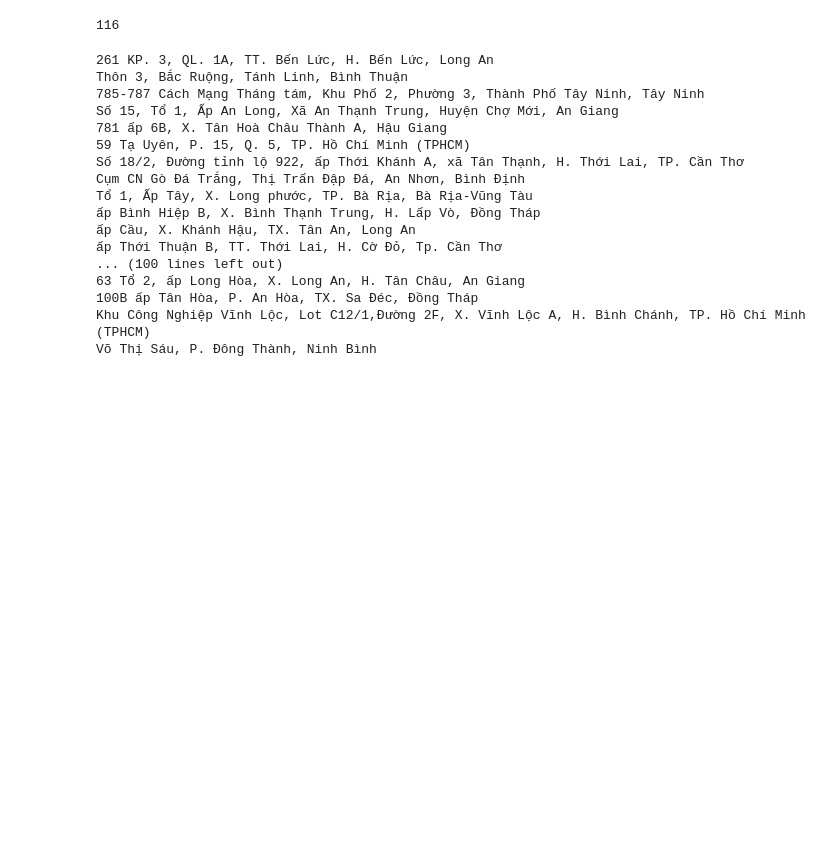
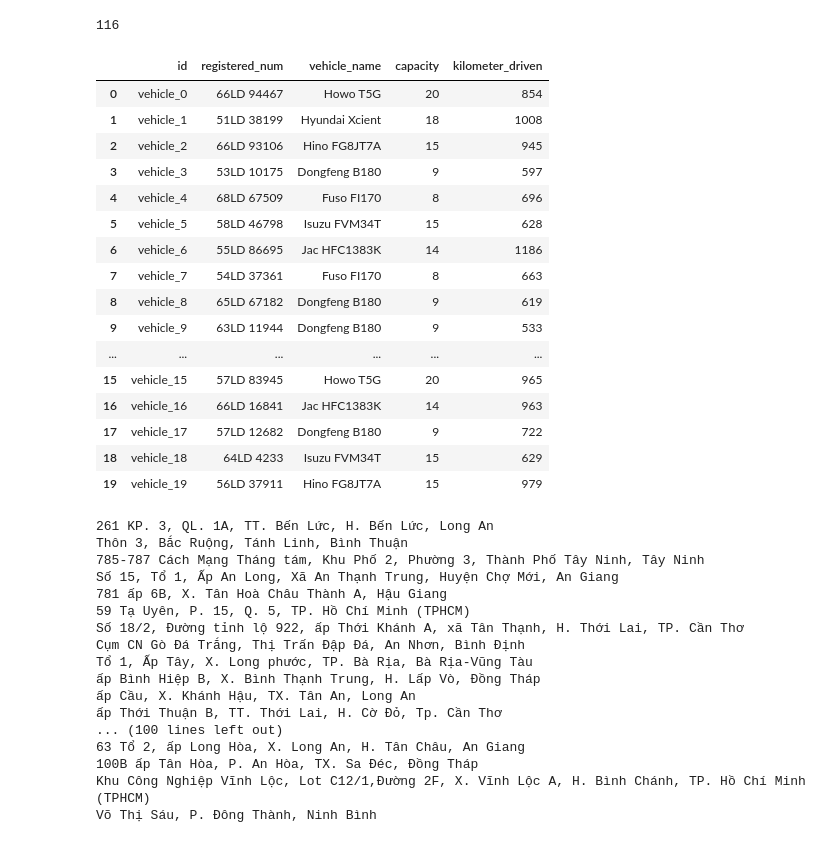
Before and after one commit to hoyvoh/scm-route-optimization, a Jupyter notebook: route_optimizer/data_collection/CollectData.ipynb, the cells around one changed output. Saved outputs shown, nothing was run; the diff lists cells and outputs as text; code cells hidden in the pictures; blank space fills up the shorter version.

```diff
--- a/route_optimizer/data_collection/CollectData.ipynb
+++ b/route_optimizer/data_collection/CollectData.ipynb
@@ -418,6 +418,26 @@ for i in range(20):
     vehicles.append(line)
 # %%
 pd.DataFrame(vehicles).to_csv('vehicles.csv', index=False)
+# %%
+pd.DataFrame(vehicles)
+# %% [output]
+|  | id | registered_num | vehicle_name | capacity | kilometer_driven |
+| 0 | vehicle_0 | 66LD 94467 | Howo T5G | 20 | 854 |
+| 1 | vehicle_1 | 51LD 38199 | Hyundai Xcient | 18 | 1008 |
+| 2 | vehicle_2 | 66LD 93106 | Hino FG8JT7A | 15 | 945 |
+| 3 | vehicle_3 | 53LD 10175 | Dongfeng B180 | 9 | 597 |
+| 4 | vehicle_4 | 68LD 67509 | Fuso FI170 | 8 | 696 |
+| 5 | vehicle_5 | 58LD 46798 | Isuzu FVM34T | 15 | 628 |
+| 6 | vehicle_6 | 55LD 86695 | Jac HFC1383K | 14 | 1186 |
+| 7 | vehicle_7 | 54LD 37361 | Fuso FI170 | 8 | 663 |
+| 8 | vehicle_8 | 65LD 67182 | Dongfeng B180 | 9 | 619 |
+| 9 | vehicle_9 | 63LD 11944 | Dongfeng B180 | 9 | 533 |
+| ... | ... | ... | ... | ... | ... |
+| 15 | vehicle_15 | 57LD 83945 | Howo T5G | 20 | 965 |
+| 16 | vehicle_16 | 66LD 16841 | Jac HFC1383K | 14 | 963 |
+| 17 | vehicle_17 | 57LD 12682 | Dongfeng B180 | 9 | 722 |
+| 18 | vehicle_18 | 64LD 4233 | Isuzu FVM34T | 15 | 629 |
+| 19 | vehicle_19 | 56LD 37911 | Hino FG8JT7A | 15 | 979 |
 # %%
 for com in companies_data:
     print(com['Address'])
```
Also changed, not shown: 12 other files.
